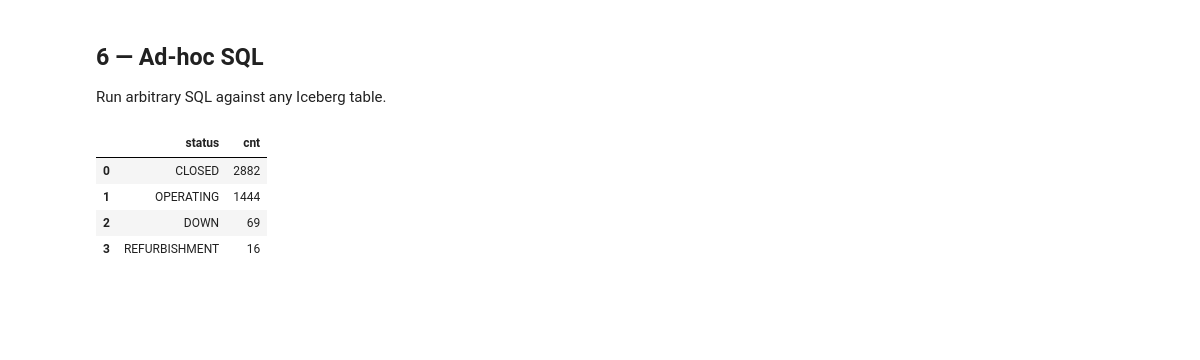
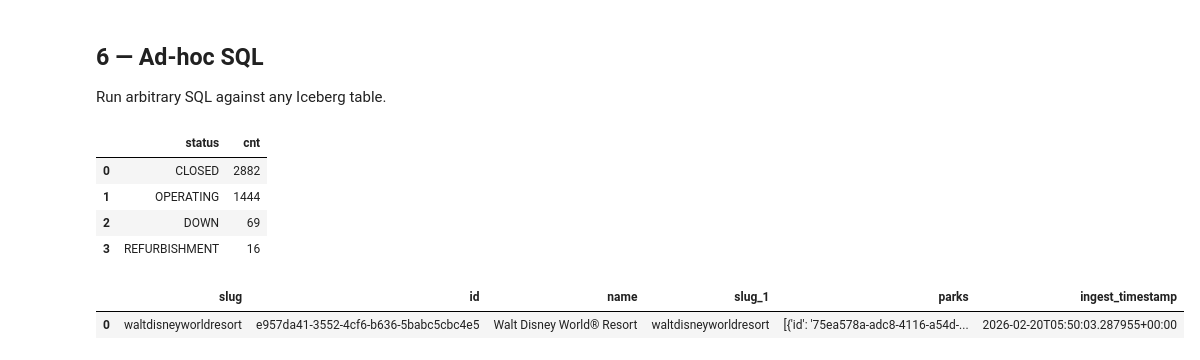
Before and after one commit to ajlile98/themeparks-data-engineering, a Jupyter notebook: notebooks/query_iceberg.ipynb, the cells around one changed output. Saved outputs shown, nothing was run; the diff lists cells and outputs as text; code cells hidden in the pictures; blank space fills up the shorter version.

```diff
--- a/notebooks/query_iceberg.ipynb
+++ b/notebooks/query_iceberg.ipynb
@@ -203,8 +207,11 @@ entities = metadata_location(NAMESPACE, "entities")
 # %%
 con.execute(f"""
-    SELECT *
-    FROM iceberg_scan('{destinations}') d
+    SELECT d.slug, d.*
+    FROM iceberg_scan('{destinations}') as d
     WHERE slug = 'waltdisneyworldresort'
 """).df()
+# %% [output]
+|  | slug | id | name | slug_1 | parks | ingest_timestamp |
+| 0 | waltdisneyworldresort | e957da41-3552-4cf6-b636-5babc5cbc4e5 | Walt Disney World® Resort | waltdisneyworldresort | [{'id': '75ea578a-adc8-4116-a54d-... | 2026-02-20T05:50:03.287955+00:00 |
 # %%
 con.execute(f"""
```
Also changed, not shown: parts of 4 cells of this notebook.
